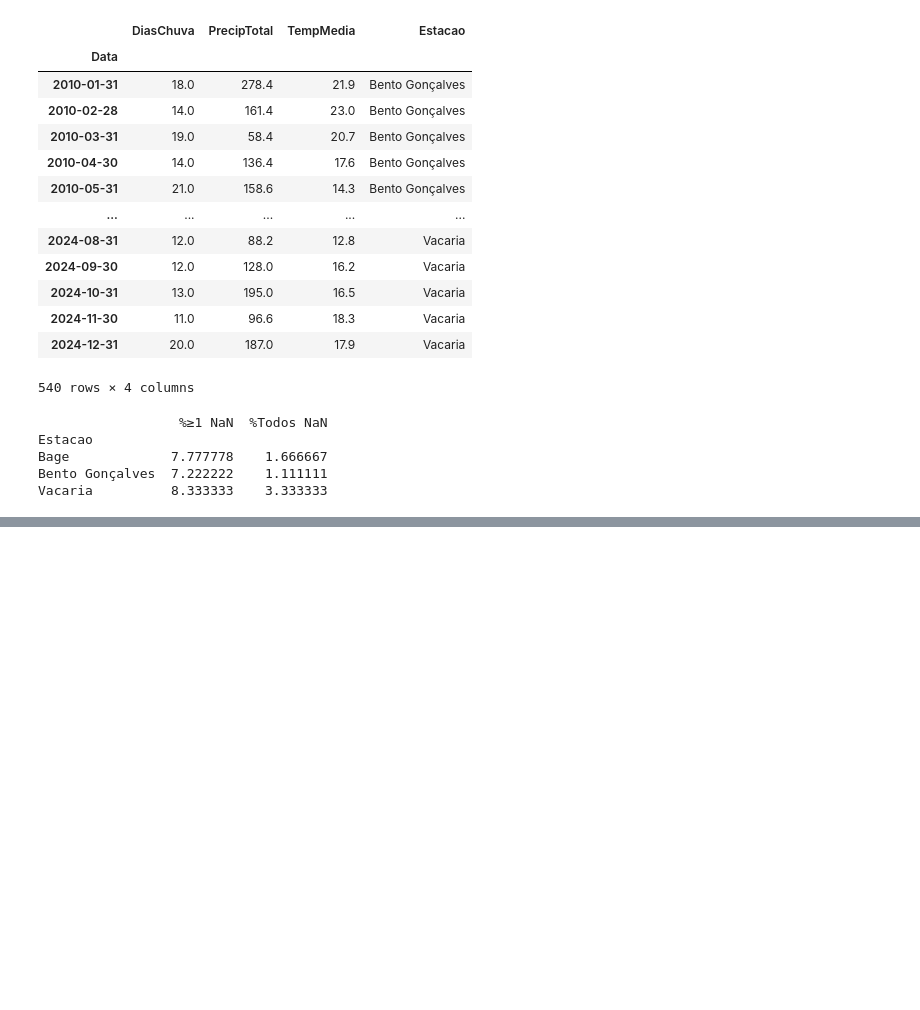
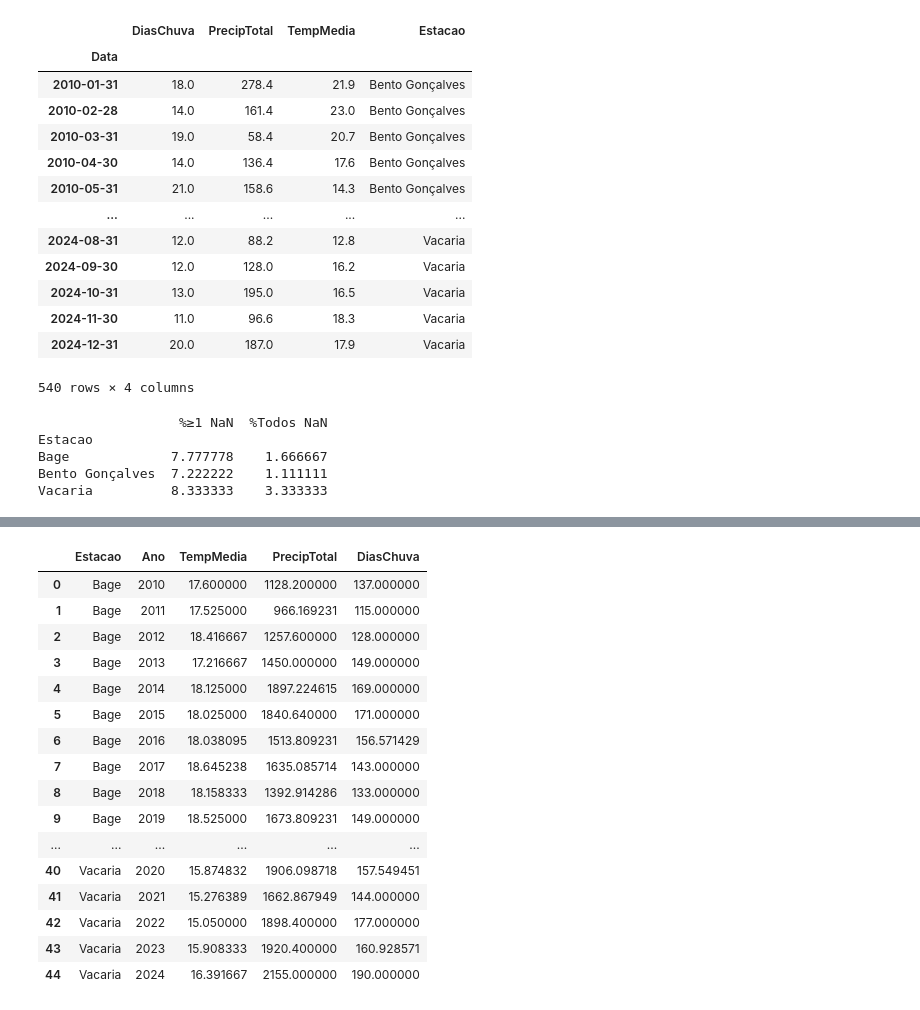
Before and after one commit to suprarn/tudofiap, a Jupyter notebook: Tech Challenge 1/Challenge.ipynb, the cells around one changed output, grey strips where cells are left out. Drawn from its saved outputs; the diff is of its cells as text; code cells hidden in the pictures; blank space fills up the shorter version.

```diff
--- a/Tech Challenge 1/Challenge.ipynb
+++ b/Tech Challenge 1/Challenge.ipynb
@@ -517,3 +522,19 @@ Vacaria          8.333333    3.333333
 #Com esse resultado, temos que bento e vacaria estão aceitáveis, mas livramento tem muitos dados faltando. Então, vou trocar ela por Bagé.
 #Como eu só substitui a estação lá em cima no código, pra quem tá vendo pela primeira vez vai parecer como se eu nunca nem tivesse usado Santana do Livramento hehe
 #mas eu usei e ela tava uma merda!
+
+
+#Escolha de estações tá ótima. Vou inputar os dados faltantes agora.
+
+for col in clima_cols:
+    clima_sel[col] = (clima_sel.groupby(['Estacao', clima_sel.index.month])[col].transform(lambda s: s.fillna(s.mean())))
+
+#esse for com essa função lambda inputa os dados com base na media daquele mesmo mes na propria estação.
+
+
+faltas = (clima_sel.groupby('Estacao').apply(falta_pct, include_groups=False))
+print(faltas)
+
+#Funcionando! Problema só que os valores ficam com um milhao de casas decimais
+
+clima_sel
@@ -519,0 +561,31 @@ Vacaria          8.333333    3.333333
+# %%
+#Agora vou agrupar anualmente. Importante notar que pra algumas análises eu posso querer fazer um agrupamento anual especifico
+#por exemplo: agrupar somente os meses de colheita das uvas no ano para ver se isso gera um resultado diferente nas analises, coisa e tal
+
+clima_anualgeral = (clima_sel.groupby(['Estacao', clima_sel.index.year])
+    .agg({'TempMedia':'mean',
+          'PrecipTotal':'sum',
+          'DiasChuva':'sum'})
+    .reset_index()
+    .rename(columns={'Data':'Ano'})
+)
+
+clima_anualgeral
+# %% [output]
+|  | Estacao | Ano | TempMedia | PrecipTotal | DiasChuva |
+| 0 | Bage | 2010 | 17.600000 | 1128.200000 | 137.000000 |
+| 1 | Bage | 2011 | 17.525000 | 966.169231 | 115.000000 |
+| 2 | Bage | 2012 | 18.416667 | 1257.600000 | 128.000000 |
+| 3 | Bage | 2013 | 17.216667 | 1450.000000 | 149.000000 |
+| 4 | Bage | 2014 | 18.125000 | 1897.224615 | 169.000000 |
+| 5 | Bage | 2015 | 18.025000 | 1840.640000 | 171.000000 |
+| 6 | Bage | 2016 | 18.038095 | 1513.809231 | 156.571429 |
+| 7 | Bage | 2017 | 18.645238 | 1635.085714 | 143.000000 |
+| 8 | Bage | 2018 | 18.158333 | 1392.914286 | 133.000000 |
+| 9 | Bage | 2019 | 18.525000 | 1673.809231 | 149.000000 |
+| ... | ... | ... | ... | ... | ... |
+| 40 | Vacaria | 2020 | 15.874832 | 1906.098718 | 157.549451 |
+| 41 | Vacaria | 2021 | 15.276389 | 1662.867949 | 144.000000 |
+| 42 | Vacaria | 2022 | 15.050000 | 1898.400000 | 177.000000 |
+| 43 | Vacaria | 2023 | 15.908333 | 1920.400000 | 160.928571 |
+| 44 | Vacaria | 2024 | 16.391667 | 2155.000000 | 190.000000 |
```
Also changed, not shown: parts of 11 cells of this notebook.
